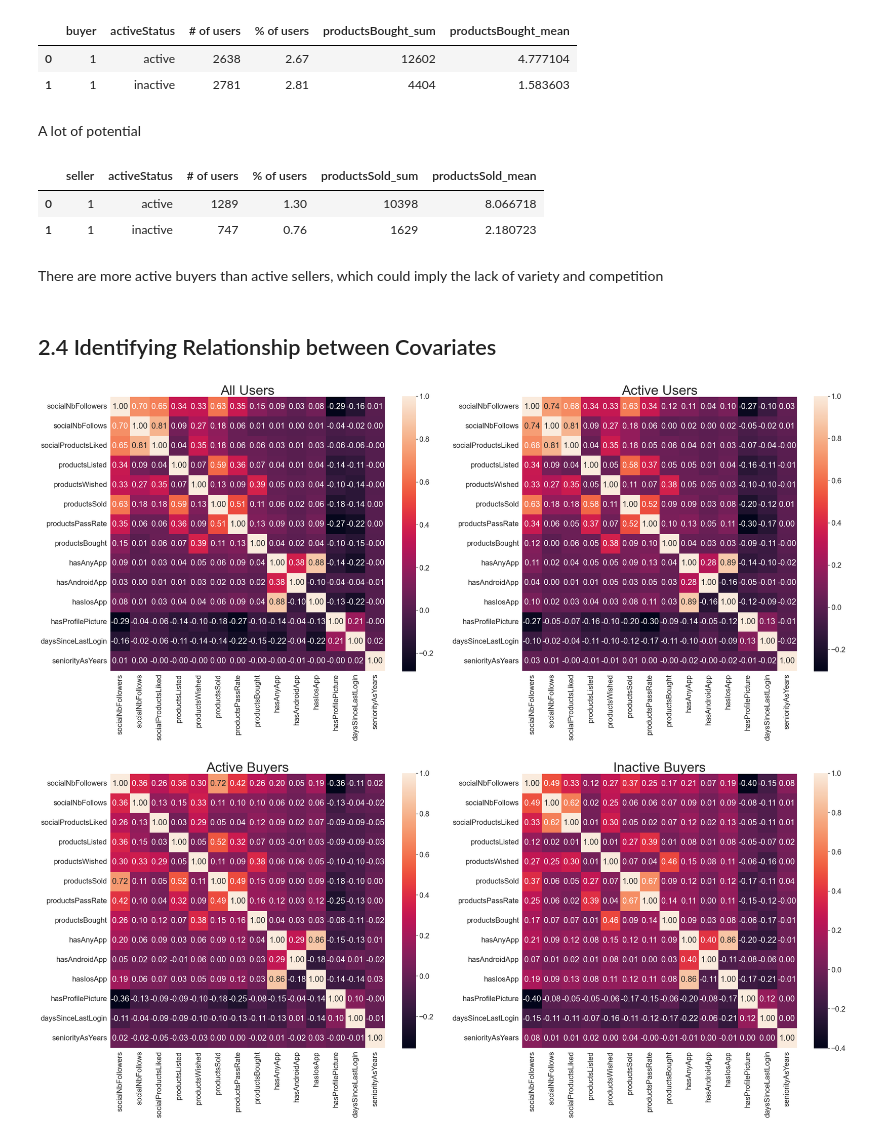
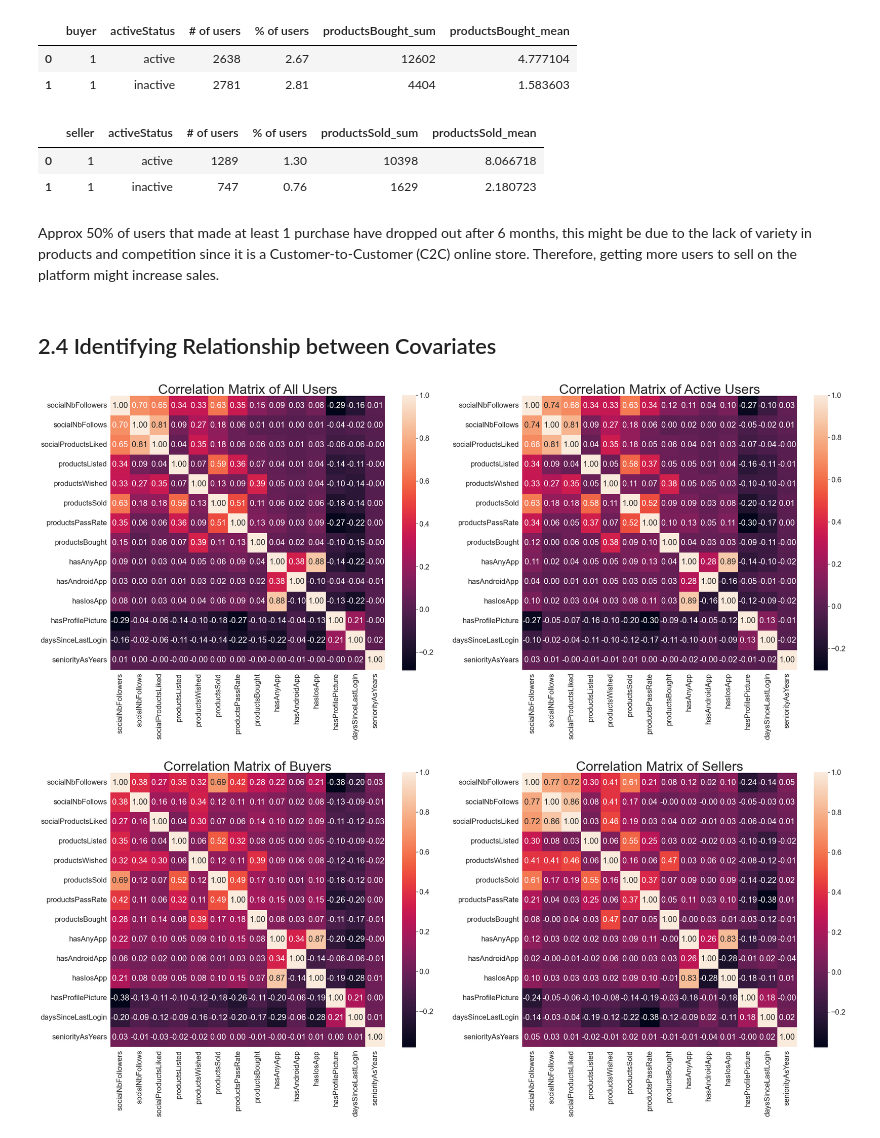
Before and after one commit to mattlim96/getharley-challenge, a Jupyter notebook: solution.ipynb, the cells around one changed output. Drawn from its saved outputs; the diff is of its cells as text; code cells hidden in the pictures.

```diff
--- a/solution.ipynb
+++ b/solution.ipynb
@@ -322,6 +295,4 @@ buyerPivot
 |  | buyer | activeStatus | # of users | % of users | productsBought_sum | productsBought_mean |
 | 0 | 1 | active | 2638 | 2.67 | 12602 | 4.777104 |
 | 1 | 1 | inactive | 2781 | 2.81 | 4404 | 1.583603 |
-# %% [markdown]
-A lot of potential
 # %%
@@ -340,48 +312,54 @@ sellerPivot
 |  | seller | activeStatus | # of users | % of users | productsSold_sum | productsSold_mean |
 | 0 | 1 | active | 1289 | 1.30 | 10398 | 8.066718 |
 | 1 | 1 | inactive | 747 | 0.76 | 1629 | 2.180723 |
-# %% [markdown]
-There are more active buyers than active sellers, which could imply the lack of variety and competition
+# %% [markdown]
+Approx 50% of users that made at least 1 purchase have dropped out after 6 months, this might be due to the lack of variety in products and competition since it is a Customer-to-Customer (C2C) online store. Therefore, getting more users to sell on the platform might increase sales.
 # %% [markdown]
 ## 2.4 Identifying Relationship between Covariates
 # %%
+# plot correlation matrix
 activeUsersDf = df_final[df_final['activeStatus'] == 'active'].drop(columns=['buyer','seller', 'buyerAndSeller', 'notBuyerAndSeller', 'activeStatus'])
 
 FIG = plt.figure(figsize=(40,15))
 FIG.add_subplot(121)
 sns.set(font_scale=2)
 sns.heatmap(df_clean.corr(), annot=True, square=True,fmt='.2f')
-plt.title(f'All Users', fontsize=40)
+plt.title(f'Correlation Matrix of All Users', fontsize=40)
 plt.yticks(rotation=0)
 
 FIG.add_subplot(122)
 sns.set(font_scale=2)
 sns.heatmap(activeUsersDf.corr(), annot=True, square=True,fmt='.2f')
-plt.title(f'Active Users', fontsize=40)
+plt.title(f'Correlation Matrix of Active Users', fontsize=40)
 plt.yticks(rotation=0)
 
 plt.show()
 # %% [output]
-[figure, old version]
+[figure, new version]
 # %%
-activeBuyersDf = df_final[(df_final['buyer'] == 1) & (df_final['activeStatus'] == 'active')].drop(columns=['buyer','seller', 'buyerAndSeller', 'notBuyerAndSeller', 'activeStatus'])
-inactiveBuyersDf = df_final[(df_final['buyer'] == 1) & (df_final['activeStatus'] == 'inactive')].drop(columns=['buyer','seller', 'buyerAndSeller', 'notBuyerAndSeller', 'activeStatus'])
-activeSellersDf = df_final[(df_final['seller'] == 1) & (df_final['activeStatus'] == 'active')].drop(columns=['buyer','seller', 'buyerAndSeller', 'notBuyerAndSeller', 'activeStatus'])
-inactiveSellersDf = df_final[(df_final['seller'] == 1) & (df_final['activeStatus'] == 'inactive')].drop(columns=['buyer','seller', 'buyerAndSeller', 'notBuyerAndSeller', 'activeStatus'])
+# create df of each segment to explore relationships
+buyersDf = df_final[df_final['buyer'] == 1].drop(columns=['buyer','seller', 'buyerAndSeller', 'notBuyerAndSeller', 'activeStatus'])
+sellersDf = df_final[df_final['seller'] == 1].drop(columns=['buyer','seller', 'buyerAndSeller', 'notBuyerAndSeller', 'activeStatus'])
+
+# activeBuyersDf = df_final[(df_final['buyer'] == 1) & (df_final['activeStatus'] == 'active')].drop(columns=['buyer','seller', 'buyerAndSeller', 'notBuyerAndSeller', 'activeStatus'])
+# inactiveBuyersDf = df_final[(df_final['buyer'] == 1) & (df_final['activeStatus'] == 'inactive')].drop(columns=['buyer','seller', 'buyerAndSeller', 'notBuyerAndSeller', 'activeStatus'])
+# activeSellersDf = df_final[(df_final['seller'] == 1) & (df_final['activeStatus'] == 'active')].drop(columns=['buyer','seller', 'buyerAndSeller', 'notBuyerAndSeller', 'activeStatus'])
+# inactiveSellersDf = df_final[(df_final['seller'] == 1) & (df_final['activeStatus'] == 'inactive')].drop(columns=['buyer','seller', 'buyerAndSeller', 'notBuyerAndSeller', 'activeStatus'])
 # %%
+# compare the relationship of variables between active buyers and sellers
 FIG = plt.figure(figsize=(40,15))
 FIG.add_subplot(121)
 sns.set(font_scale=2)
-sns.heatmap(activeBuyersDf.corr(), annot=True, square=True,fmt='.2f')
-plt.title(f'Active Buyers', fontsize=40)
+sns.heatmap(buyersDf.corr(), annot=True, square=True,fmt='.2f')
+plt.title(f'Correlation Matrix of Buyers', fontsize=40)
 plt.yticks(rotation=0)
 
 FIG.add_subplot(122)
 sns.set(font_scale=2)
-sns.heatmap(inactiveBuyersDf.corr(), annot=True, square=True,fmt='.2f')
-plt.title(f'Inactive Buyers', fontsize=40)
+sns.heatmap(sellersDf.corr(), annot=True, square=True,fmt='.2f')
+plt.title(f'Correlation Matrix of Sellers', fontsize=40)
 plt.yticks(rotation=0)
 
 plt.show()
 # %% [output]
-[figure, old version]
+[figure, new version]
```
Also changed, not shown: parts of 26 cells of this notebook.
